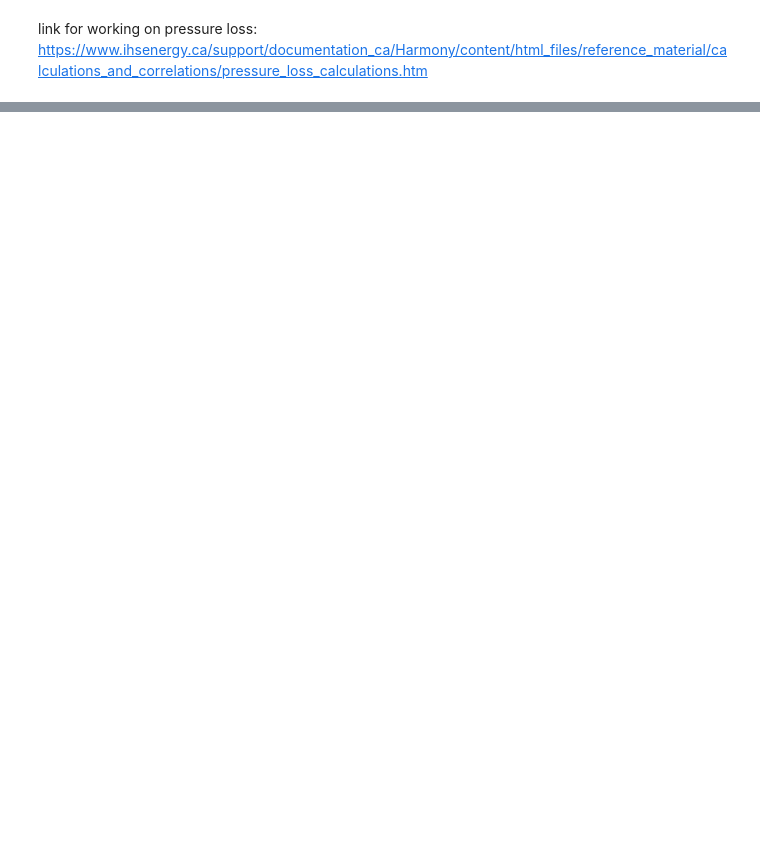
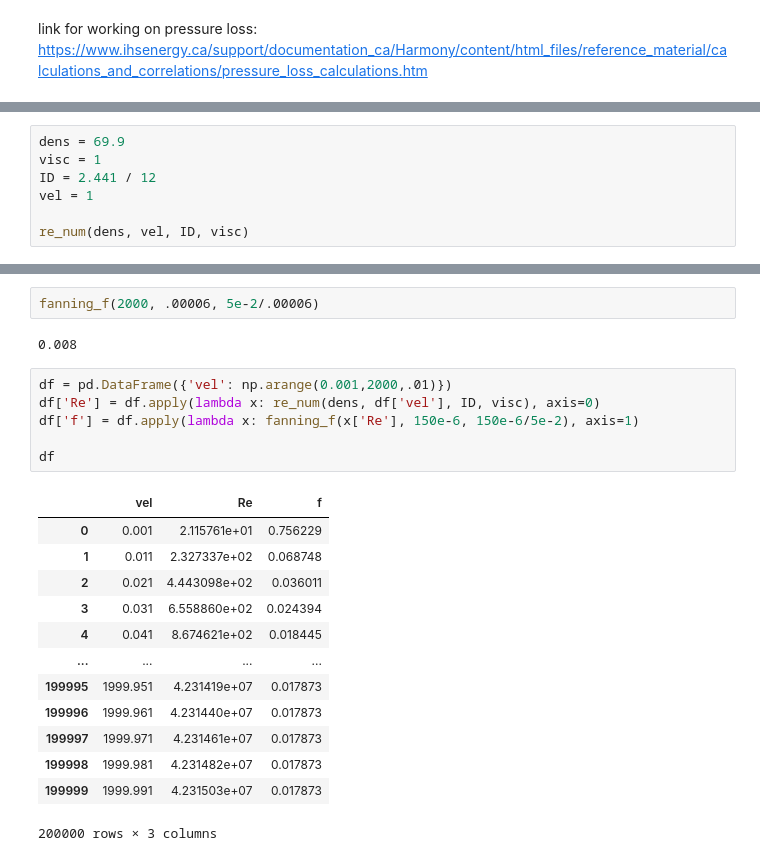
Before and after one commit to samuelshoun/Vasquez-Beggs, a Jupyter notebook: nodal_analysis.ipynb, the cells around one changed output, grey strips where cells are left out. Cells and saved outputs as stored; diff of their text form; blank space fills up the shorter version.

```diff
--- a/nodal_analysis.ipynb
+++ b/nodal_analysis.ipynb
@@ -114,0 +138,7 @@ https://www.ihsenergy.ca/support/documentation_ca/Harmony/content/html_files/ref
+# %%
+dens = 69.9
+visc = 1
+ID = 2.441 / 12
+vel = 1
+
+re_num(dens, vel, ID, visc)
@@ -114,0 +176,24 @@ https://www.ihsenergy.ca/support/documentation_ca/Harmony/content/html_files/ref
+# %%
+fanning_f(2000, .00006, 5e-2/.00006)
+# %% [output]
+0.008
+# %%
+df = pd.DataFrame({'vel': np.arange(0.001,2000,.01)})
+df['Re'] = df.apply(lambda x: re_num(dens, df['vel'], ID, visc), axis=0)
+df['f'] = df.apply(lambda x: fanning_f(x['Re'], 150e-6, 150e-6/5e-2), axis=1)
+
+df
+# %% [output]
+|  | vel | Re | f |
+| 0 | 0.001 | 2.115761e+01 | 0.756229 |
+| 1 | 0.011 | 2.327337e+02 | 0.068748 |
+| 2 | 0.021 | 4.443098e+02 | 0.036011 |
+| 3 | 0.031 | 6.558860e+02 | 0.024394 |
+| 4 | 0.041 | 8.674621e+02 | 0.018445 |
+| ... | ... | ... | ... |
+| 199995 | 1999.951 | 4.231419e+07 | 0.017873 |
+| 199996 | 1999.961 | 4.231440e+07 | 0.017873 |
+| 199997 | 1999.971 | 4.231461e+07 | 0.017873 |
+| 199998 | 1999.981 | 4.231482e+07 | 0.017873 |
+| 199999 | 1999.991 | 4.231503e+07 | 0.017873 |
+200000 rows × 3 columns
```
Also changed, not shown: parts of 6 cells of this notebook.
